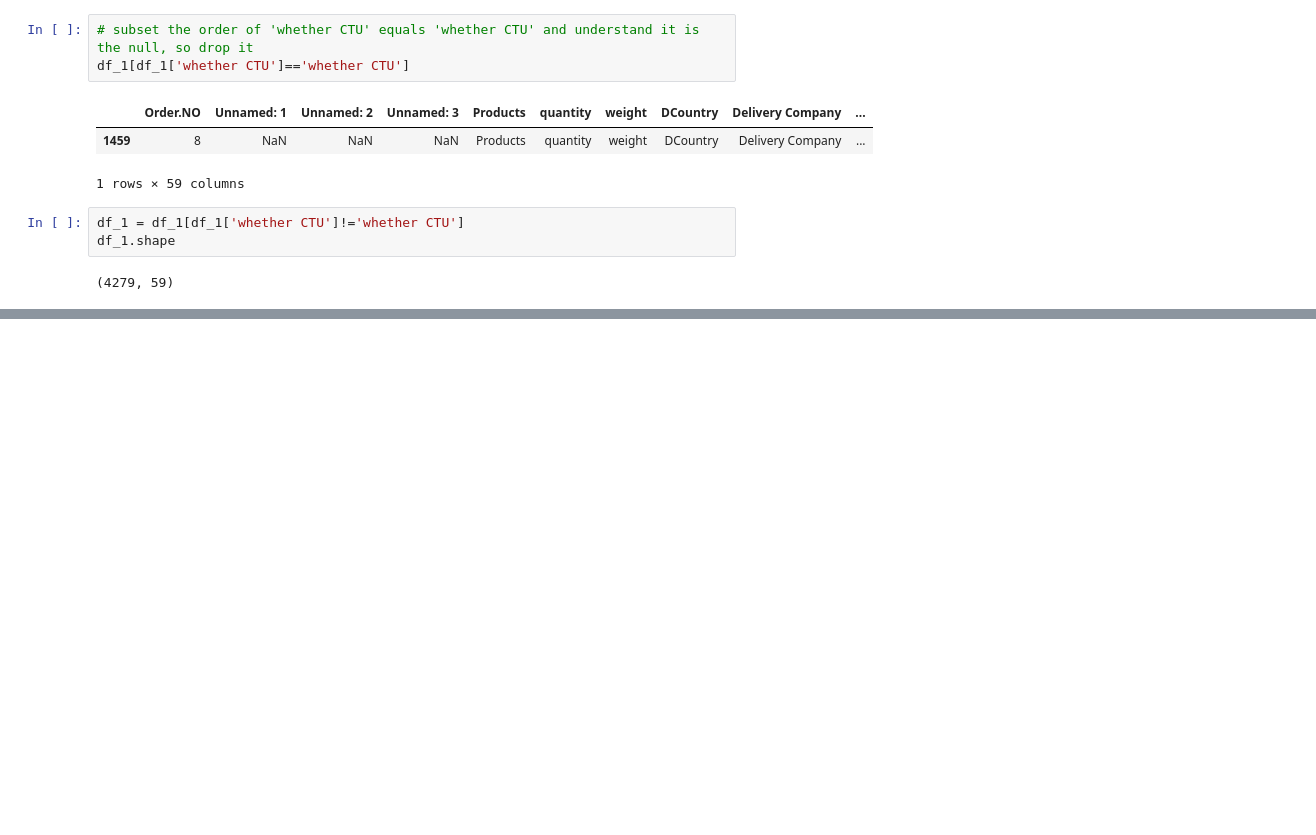
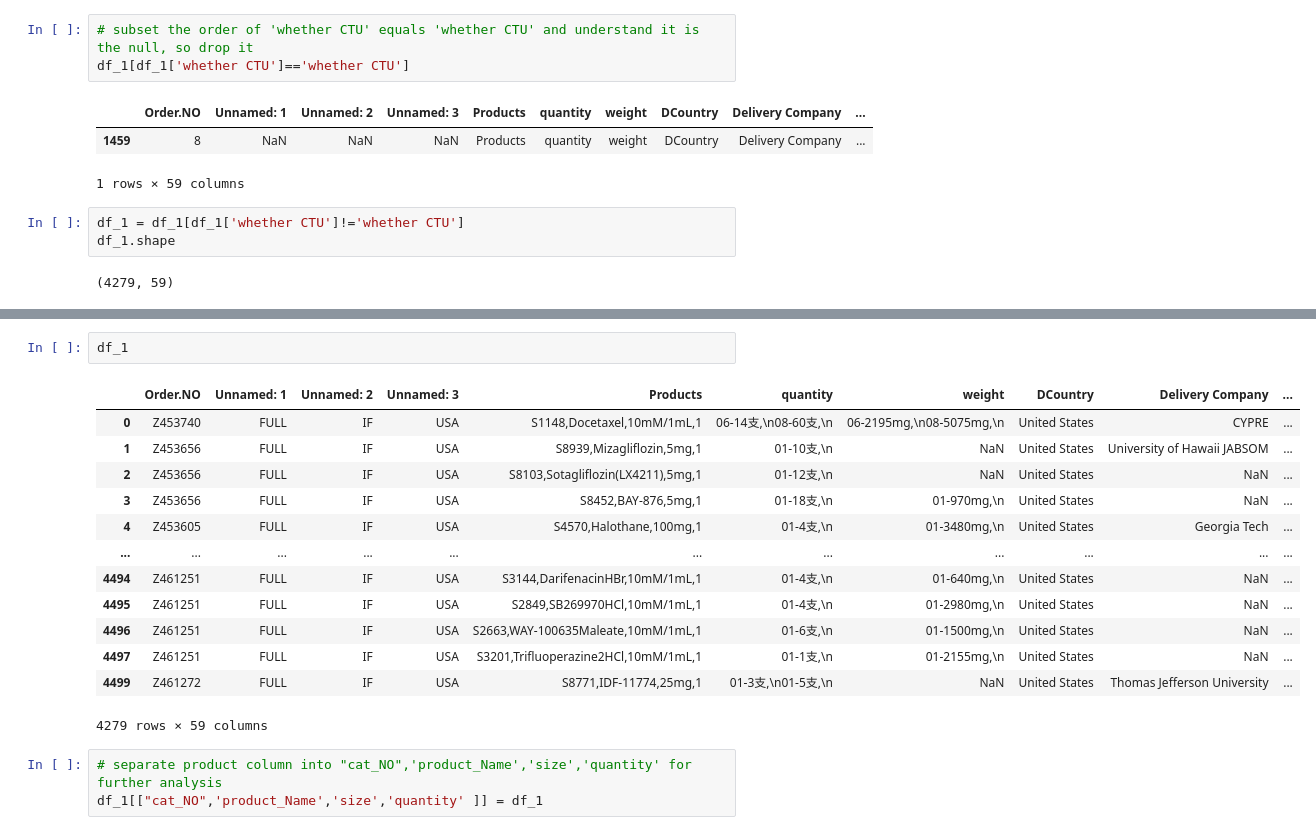
Before and after one commit to rhodapang/Python-for-data-analysis, a Jupyter notebook: Mainship Analysis.ipynb, the cells around one changed output, grey strips where cells are left out. Drawn from its saved outputs; the diff is of its cells as text; blank space fills up the shorter version.

```diff
--- a/Mainship Analysis.ipynb
+++ b/Mainship Analysis.ipynb
@@ -95,0 +113,19 @@ df_1.shape
+# %%
+df_1
+# %% [output]
+|  | Order.NO | Unnamed: 1 | Unnamed: 2 | Unnamed: 3 | Products | quantity | weight | DCountry | Delivery Company | ... |
+| 0 | Z453740 | FULL | IF | USA | S1148,Docetaxel,10mM/1mL,1 | 06-14支,\n08-60支,\n | 06-2195mg,\n08-5075mg,\n | United States | CYPRE | ... |
+| 1 | Z453656 | FULL | IF | USA | S8939,Mizagliflozin,5mg,1 | 01-10支,\n | NaN | United States | University of Hawaii JABSOM | ... |
+| 2 | Z453656 | FULL | IF | USA | S8103,Sotagliflozin(LX4211),5mg,1 | 01-12支,\n | NaN | United States | NaN | ... |
+| 3 | Z453656 | FULL | IF | USA | S8452,BAY-876,5mg,1 | 01-18支,\n | 01-970mg,\n | United States | NaN | ... |
+| 4 | Z453605 | FULL | IF | USA | S4570,Halothane,100mg,1 | 01-4支,\n | 01-3480mg,\n | United States | Georgia Tech | ... |
+| ... | ... | ... | ... | ... | ... | ... | ... | ... | ... | ... |
+| 4494 | Z461251 | FULL | IF | USA | S3144,DarifenacinHBr,10mM/1mL,1 | 01-4支,\n | 01-640mg,\n | United States | NaN | ... |
+| 4495 | Z461251 | FULL | IF | USA | S2849,SB269970HCl,10mM/1mL,1 | 01-4支,\n | 01-2980mg,\n | United States | NaN | ... |
+| 4496 | Z461251 | FULL | IF | USA | S2663,WAY-100635Maleate,10mM/1mL,1 | 01-6支,\n | 01-1500mg,\n | United States | NaN | ... |
+| 4497 | Z461251 | FULL | IF | USA | S3201,Trifluoperazine2HCl,10mM/1mL,1 | 01-1支,\n | 01-2155mg,\n | United States | NaN | ... |
+| 4499 | Z461272 | FULL | IF | USA | S8771,IDF-11774,25mg,1 | 01-3支,\n01-5支,\n | NaN | United States | Thomas Jefferson University | ... |
+4279 rows × 59 columns
+# %%
+# separate product column into "cat_NO",'product_Name','size','quantity' for further analysis
+df_1[["cat_NO",'product_Name','size','quantity' ]] = df_1
```
Also changed, not shown: parts of 1 cell of this notebook.
